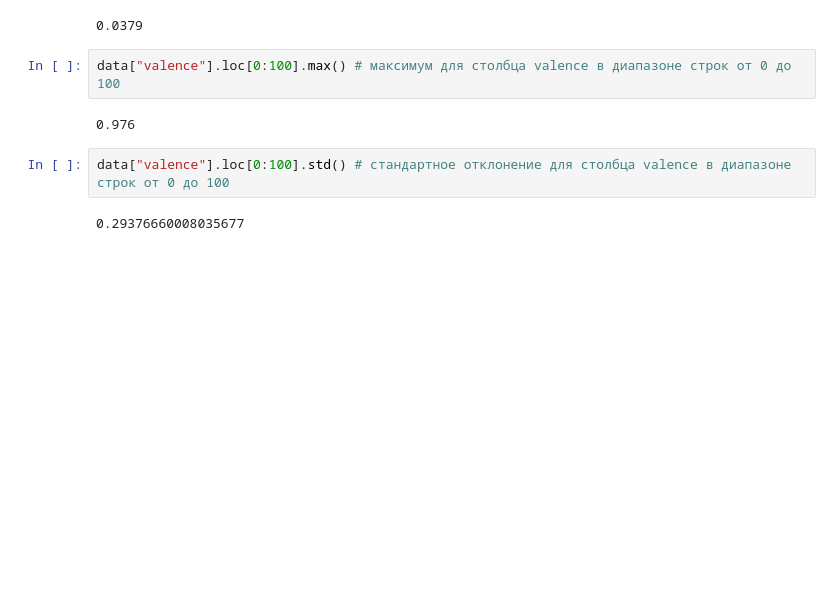
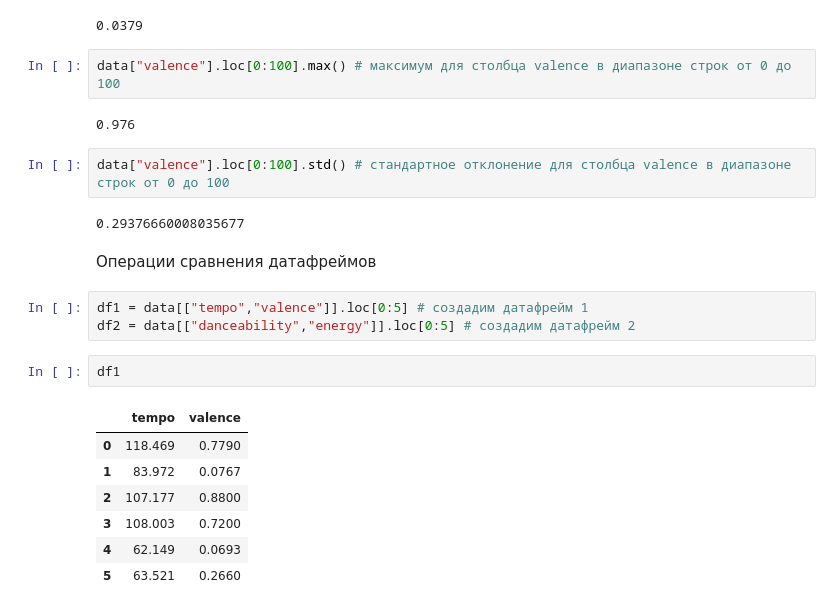
Before and after one commit to FilippMakarov/chekFM, a Jupyter notebook: 18.ipynb, the cells around one changed output. Drawn from its saved outputs; the diff is of its cells as text; blank space fills up the shorter version.

```diff
--- a/18.ipynb
+++ b/18.ipynb
@@ -79,3 +79,18 @@ data["valence"].loc[0:100].max() # максимум для столбца valenc
 data["valence"].loc[0:100].std() # стандартное отклонение для столбца valence в диапазоне строк от 0 до 100
 # %% [output]
 0.29376660008035677
+# %% [markdown]
+Операции сравнения датафреймов
+# %%
+df1 = data[["tempo","valence"]].loc[0:5] # создадим датафрейм 1
+df2 = data[["danceability","energy"]].loc[0:5] # создадим датафрейм 2
+# %%
+df1
+# %% [output]
+|  | tempo | valence |
+| 0 | 118.469 | 0.7790 |
+| 1 | 83.972 | 0.0767 |
+| 2 | 107.177 | 0.8800 |
+| 3 | 108.003 | 0.7200 |
+| 4 | 62.149 | 0.0693 |
+| 5 | 63.521 | 0.2660 |
```
Also changed, not shown: parts of 2 cells of this notebook.
